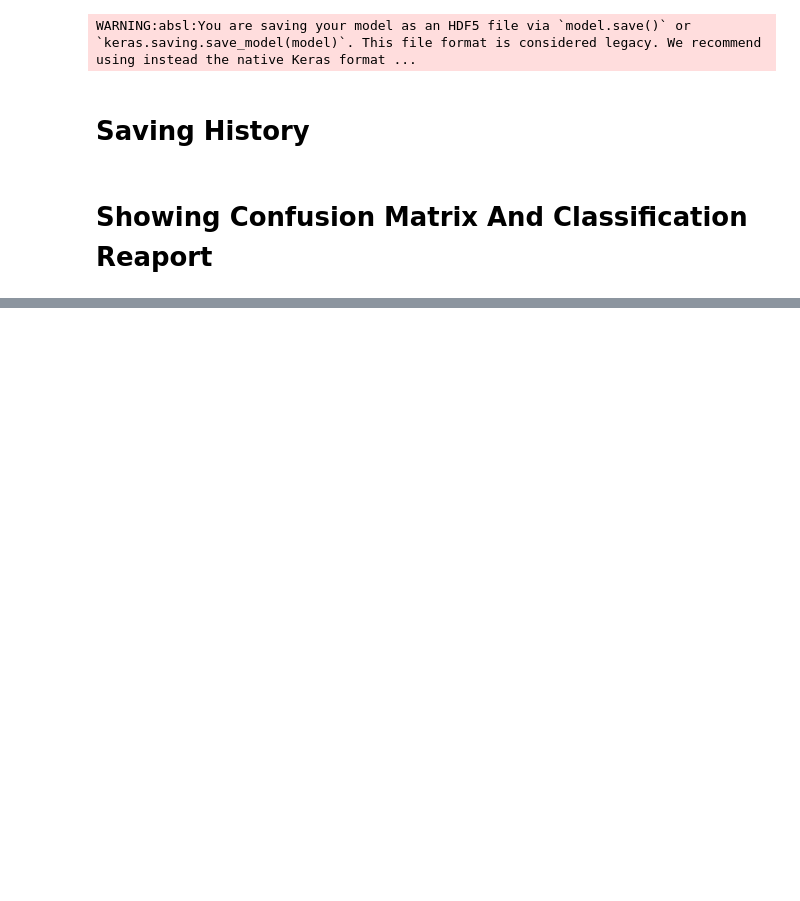
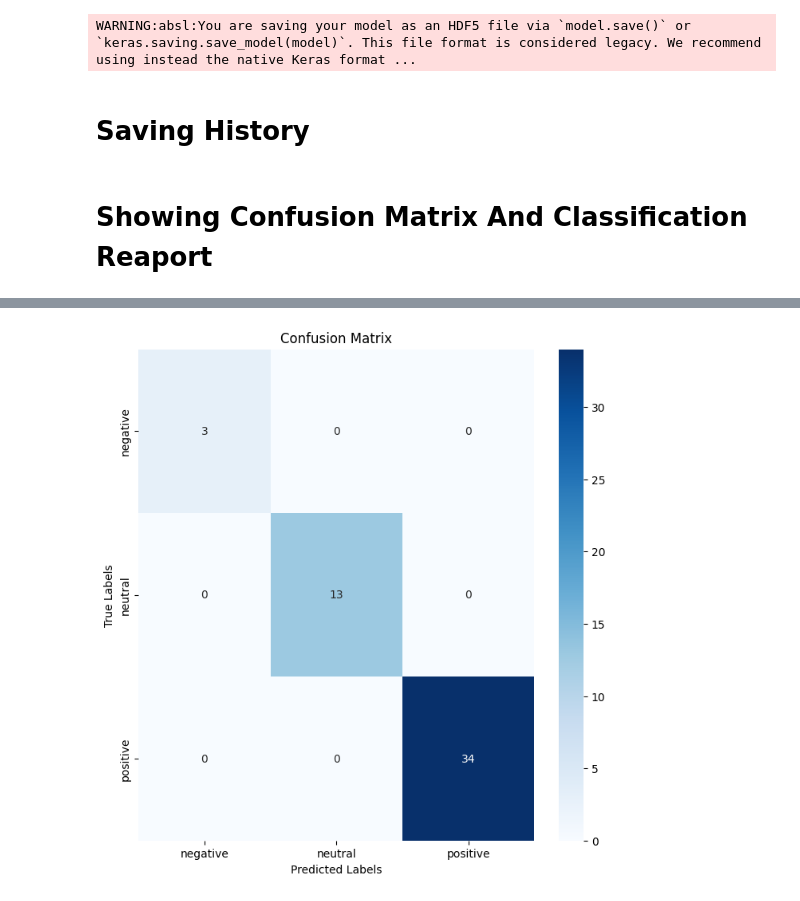
Before and after one commit to alibelhrak/NLP_Project-2024_US_Election_Sentiment_on_X, a Jupyter notebook: 2024_US_Election_Sentiment_on_X.ipynb, the cells around one changed output, grey strips where cells are left out. Saved outputs shown, nothing was run; the diff lists cells and outputs as text; code cells hidden in the pictures; blank space fills up the shorter version.

```diff
--- a/2024_US_Election_Sentiment_on_X.ipynb
+++ b/2024_US_Election_Sentiment_on_X.ipynb
@@ -123,0 +130,17 @@ df_test_text = df_test['tweet_text']
+# %%
+from sklearn.preprocessing import LabelEncoder
+
+le_party = LabelEncoder()
+df_train['party_encoded'] = le_party.fit_transform(df_train['party'])
+
+# Map sentiment to numerical values for evaluation
+sentiment_mapping = {'negative': 0, 'neutral': 1, 'positive': 2}
+df_train['sentiment_encoded'] = df_train['sentiment'].map(sentiment_mapping)
+
+# Split back into train, test, val
+train = df_train.iloc[:500].copy()
+test = df_train.iloc[500:550].copy()
+val = df_train.iloc[550:600].copy()
+
+# Display encoded features
+train[['party', 'party_encoded', 'sentiment', 'sentiment_encoded']].head()
@@ -351,0 +411,14 @@ AS
+# %%
+cm = confusion_matrix(y_true_classes, predicted_classes)
+
+labels = ['negative', 'neutral', 'positive']
+
+plt.figure(figsize=(8, 8))
+sns.heatmap(cm, annot=True, fmt='d', cmap='Blues',
+            xticklabels=labels, yticklabels=labels)
+plt.title('Confusion Matrix')
+plt.xlabel('Predicted Labels')
+plt.ylabel('True Labels')
+plt.show()
+# %% [output]
+[figure, added]
```
Also changed, not shown: parts of 51 cells of this notebook.
